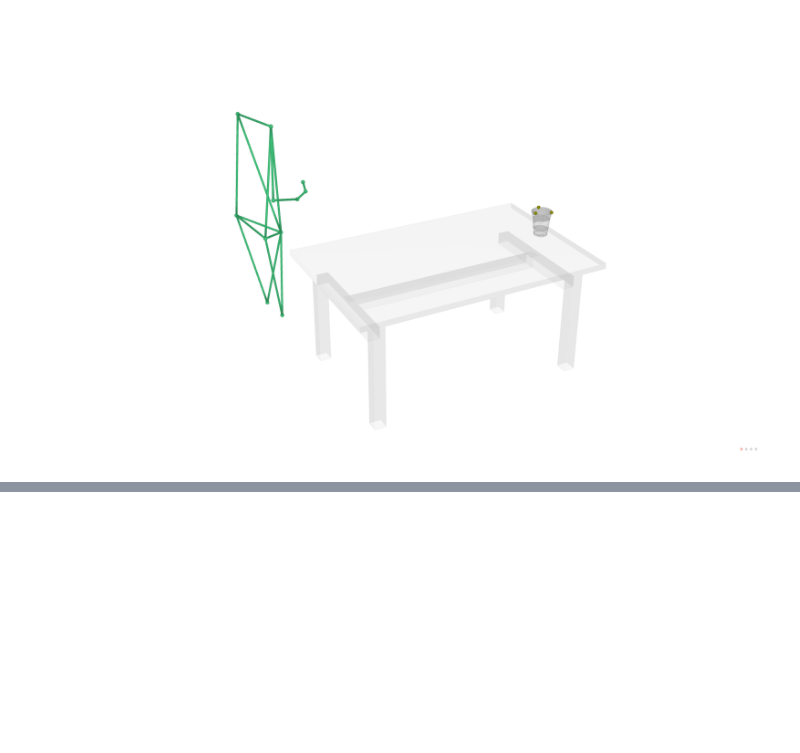
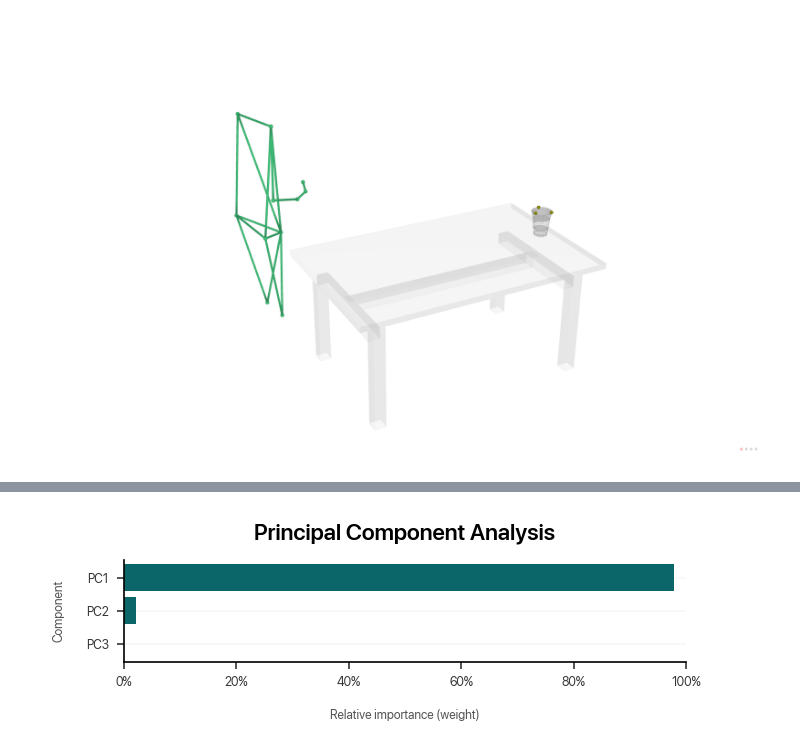
Before and after one commit to dlundgaard/BeerPongMastery, a Jupyter notebook: Analysis/analysis.ipynb, the cells around one changed output, grey strips where cells are left out. Saved outputs shown, nothing was run; the diff lists cells and outputs as text; code cells hidden in the pictures; blank space fills up the shorter version.

```diff
--- a/Analysis/analysis.ipynb
+++ b/Analysis/analysis.ipynb
@@ -455,49 +435,56 @@ summary()
 # %%
-# excluded_markers = ["Ball"]
-# all_positional_data = pd.concat([data[1][marker][["X", "Y", "Z"]].add_prefix(marker + "_") for marker in session.available_markers if marker not in excluded_markers], axis=1).dropna(axis = 1)
-# scaled_data = preprocessing.scale(all_positional_data.T)
+all_data = []
+for trial, trial_data in data.loc[1]["Recording"].items():
+    for marker, marker_data in trial_data.items():
+        expanded_data = [marker_data[["X", "Y", "Z"]].add_prefix(marker + "_") for marker in SELECTED_MARKERS if marker not in ("Ball", "CupCentroid")]
+        all_data.append(pd.concat(expanded_data, axis=1).dropna(axis = 1))
 
-# def principal_component_analysis():
-#     n_components = 3
-#     pca = decomposition.PCA(n_components)
-#     pca.fit(scaled_data)
-#     component_labels = ["PC" + str(i) for i in range(1, n_components + 1)]
+all_positional_data = pd.concat(all_data).sort_index()
 
-#     plt.figure(figsize=(4.5, 1.5))
-#     plt.title("Principal Component Analysis")
-#     plt.barh(component_labels[::-1], pca.explained_variance_ratio_[::-1])
-#     plt.xlim((0, 1))
-#     plt.gca().xaxis.set_major_formatter(ticker.PercentFormatter(1))
-#     plt.xlabel("Relative importance (weight)")
-#     plt.ylabel("Component")
-#     plt.tight_layout()
+scaled_data = preprocessing.scale(all_positional_data.T)
 
-#     plt.figure()
-#     pca_data = pd.DataFrame(pca.transform(scaled_data), index = all_positional_data.columns, columns = component_labels)
-#     plt.scatter(pca_data["PC1"], pca_data["PC2"], s = 5)
-#     for marker, components in pca_data.iterrows():
-#         plt.annotate(" " + marker, (components["PC1"], components["PC2"]), fontsize = 6)
-#     plt.margins(x = 0.1)
-#     plt.xlabel("PC1")
-#     plt.ylabel("PC2")
-#     plt.tight_layout()
+def principal_component_analysis():
+    n_components = 3
+    pca = decomposition.PCA(n_components)
+    pca.fit(scaled_data)
+    component_labels = ["PC" + str(i) for i in range(1, n_components + 1)]
 
-# def independent_component_analysis():
-#     n_components = 2
-#     ica = decomposition.FastICA(n_components)
-#     ica.fit(scaled_data)
-#     component_labels = ["IC" + str(i) for i in range(1, n_components + 1)]
+    plt.figure(figsize=(4.5, 1.5))
+    plt.title("Principal Component Analysis")
+    plt.barh(component_labels[::-1], pca.explained_variance_ratio_[::-1])
+    plt.xlim((0, 1))
+    plt.gca().xaxis.set_major_formatter(ticker.PercentFormatter(1))
+    plt.xlabel("Relative importance (weight)")
+    plt.ylabel("Component")
+    plt.tight_layout()
 
-#     plt.figure()
-#     plt.title("Independent Component Analysis")
-#     ica_data = pd.DataFrame(ica.transform(scaled_data), index = all_positional_data.columns, columns = component_labels)
-#     plt.scatter(ica_data["IC1"], ica_data["IC2"], s = 5)
-#     for marker, components in ica_data.iterrows():
-#         plt.annotate(" " + marker, (components["IC1"], components["IC2"]), fontsize = 6)
-#     plt.margins(x = 0.1)
-#     plt.xlabel("IC1")
-#     plt.ylabel("IC2")
-#     plt.tight_layout()
+    plt.figure()
+    pca_data = pd.DataFrame(pca.transform(scaled_data), index = all_positional_data.columns, columns = component_labels)
+    plt.scatter(pca_data["PC1"], pca_data["PC2"], s = 5)
+    for marker, components in pca_data.iterrows():
+        plt.annotate(" " + marker, (components["PC1"], components["PC2"]), fontsize = 6)
+    plt.margins(x = 0.1)
+    plt.xlabel("PC1")
+    plt.ylabel("PC2")
+    plt.tight_layout()
 
-# principal_component_analysis()
-# independent_component_analysis()
+def independent_component_analysis():
+    n_components = 2
+    ica = decomposition.FastICA(n_components)
+    ica.fit(scaled_data)
+    component_labels = ["IC" + str(i) for i in range(1, n_components + 1)]
+
+    plt.figure()
+    plt.title("Independent Component Analysis")
+    ica_data = pd.DataFrame(ica.transform(scaled_data), index = all_positional_data.columns, columns = component_labels)
+    plt.scatter(ica_data["IC1"], ica_data["IC2"], s = 5)
+    for marker, components in ica_data.iterrows():
+        plt.annotate(" " + marker, (components["IC1"], components["IC2"]), fontsize = 6)
+    plt.margins(x = 0.1)
+    plt.xlabel("IC1")
+    plt.ylabel("IC2")
+    plt.tight_layout()
+
+principal_component_analysis()
+independent_component_analysis()
+# %% [output]
@@ -503,0 +508 @@ summary()
+[figure, added]
```
Also changed, not shown: parts of 9 cells of this notebook, 8 other files.
